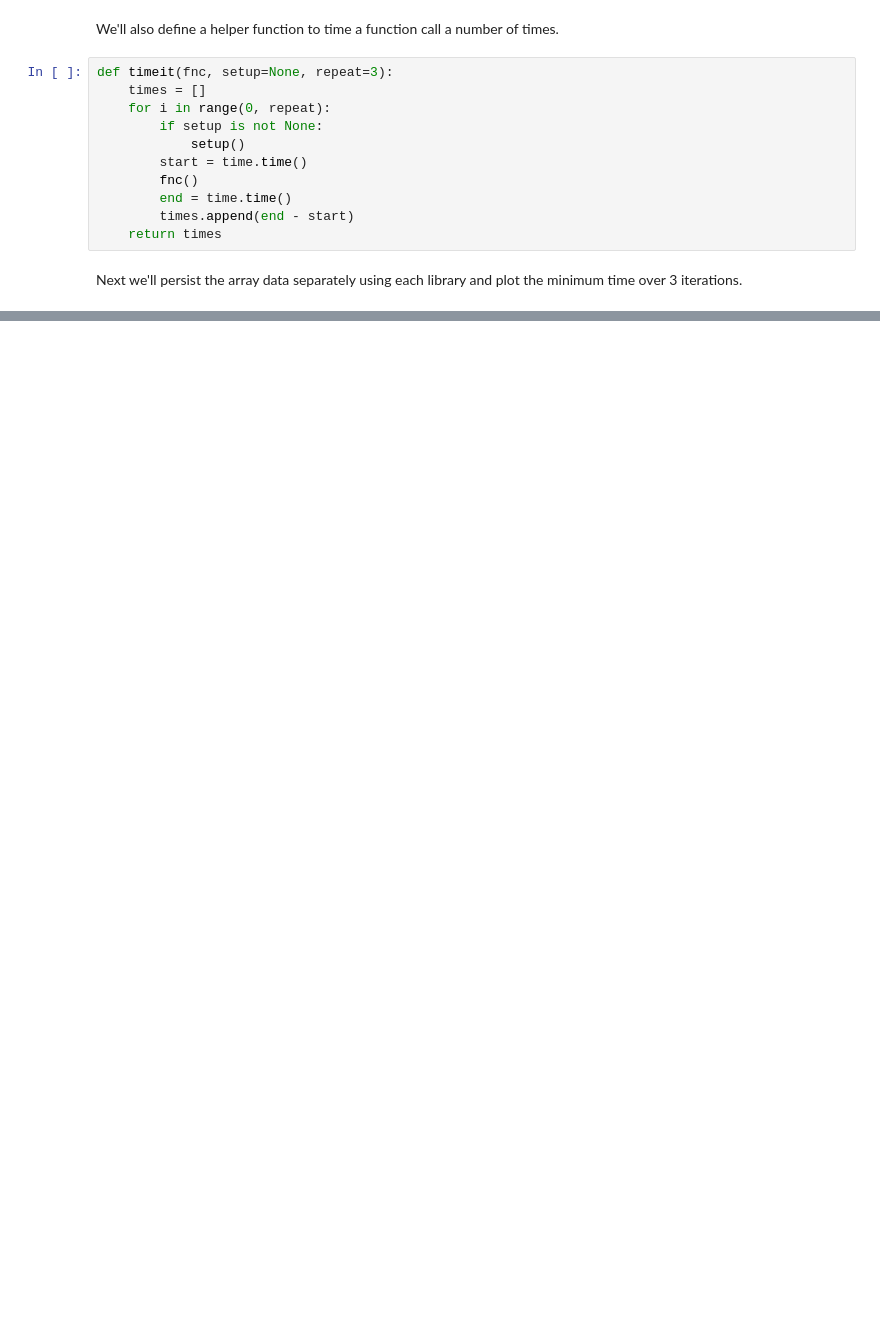
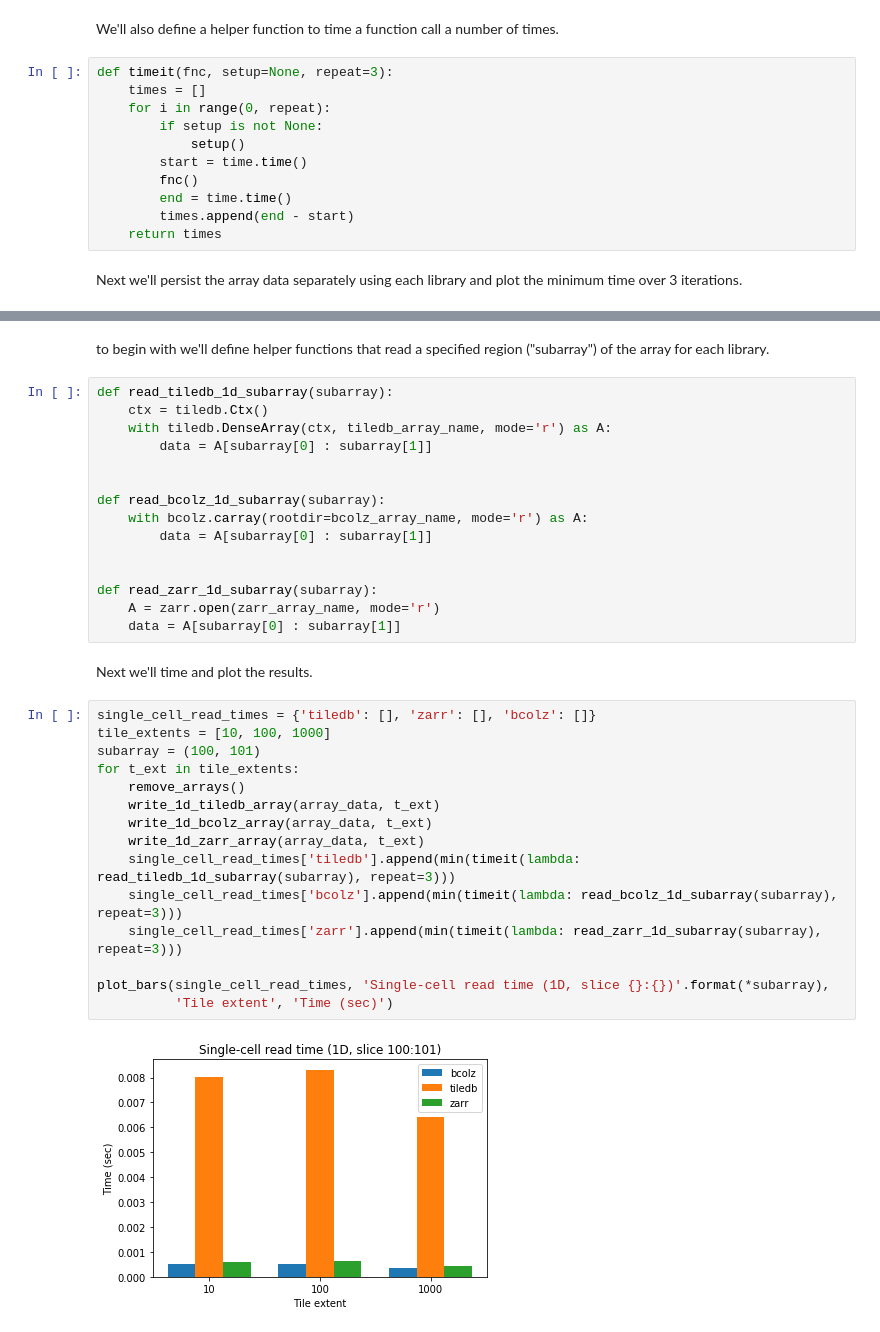
Before and after one commit to TileDB-Inc/archived-bcolz-zarr-benchmarks, a Jupyter notebook: bcolz-zarr/slicing-benchmarks.ipynb, the cells around one changed output, grey strips where cells are left out. Saved outputs shown, nothing was run; the diff lists cells and outputs as text; blank space fills up the shorter version.

```diff
--- a/bcolz-zarr/slicing-benchmarks.ipynb
+++ b/bcolz-zarr/slicing-benchmarks.ipynb
@@ -94,0 +140,36 @@ Next we'll persist the array data separately using each library and plot the min
+# %% [markdown]
+to begin with we'll define helper functions that read a specified region ("subarray") of the array for each library.
+# %%
+def read_tiledb_1d_subarray(subarray):
+    ctx = tiledb.Ctx()
+    with tiledb.DenseArray(ctx, tiledb_array_name, mode='r') as A:
+        data = A[subarray[0] : subarray[1]]
+
+
+def read_bcolz_1d_subarray(subarray):
+    with bcolz.carray(rootdir=bcolz_array_name, mode='r') as A:
+        data = A[subarray[0] : subarray[1]]
+
+
+def read_zarr_1d_subarray(subarray):
+    A = zarr.open(zarr_array_name, mode='r')
+    data = A[subarray[0] : subarray[1]]
+# %% [markdown]
+Next we'll time and plot the results.
+# %%
+single_cell_read_times = {'tiledb': [], 'zarr': [], 'bcolz': []}
+tile_extents = [10, 100, 1000]
+subarray = (100, 101)
+for t_ext in tile_extents:
+    remove_arrays()
+    write_1d_tiledb_array(array_data, t_ext)
+    write_1d_bcolz_array(array_data, t_ext)
+    write_1d_zarr_array(array_data, t_ext)
+    single_cell_read_times['tiledb'].append(min(timeit(lambda: read_tiledb_1d_subarray(subarray), repeat=3)))
+    single_cell_read_times['bcolz'].append(min(timeit(lambda: read_bcolz_1d_subarray(subarray), repeat=3)))
+    single_cell_read_times['zarr'].append(min(timeit(lambda: read_zarr_1d_subarray(subarray), repeat=3)))
+
+plot_bars(single_cell_read_times, 'Single-cell read time (1D, slice {}:{})'.format(*subarray),
+          'Tile extent', 'Time (sec)')
+# %% [output]
+[figure, added]
```
Also changed, not shown: parts of 36 cells of this notebook.
